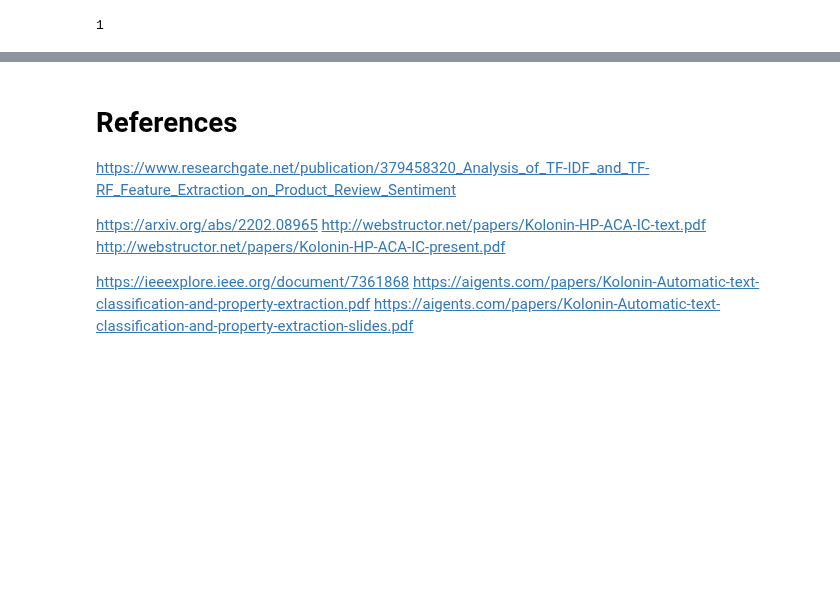
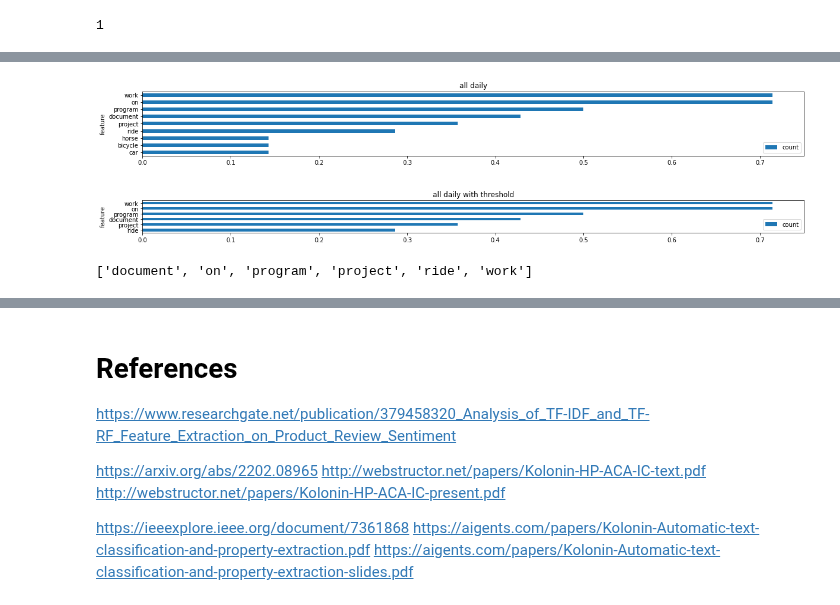
Before and after one commit to aigents/pygents, a Jupyter notebook: notebooks/nlp/sentiment/pattern_learn_test.ipynb, the cells around one changed output, grey strips where cells are left out. Cells and saved outputs as stored; diff of their text form; code cells hidden in the pictures; blank space fills up the shorter version.

```diff
--- a/notebooks/nlp/sentiment/pattern_learn_test.ipynb
+++ b/notebooks/nlp/sentiment/pattern_learn_test.ipynb
@@ -139,0 +192,15 @@ x[('a')]
+# %%
+def count_daily(test,threshold = 0):
+    res_list = []
+    for t in test:
+        daily_dic = {}
+        for text in t[1]:
+            toks = tokenize_re(text)
+            for tok in toks:
+                dictcount(daily_dic,tok)
+        d = {word: daily_dic[word] / all_dic[word] for word in daily_dic}
+        d = {word: d[word] for word in d if d[word] > threshold}
+        res_list.append((t[0],d))
+    return res_list
+
+count_daily(dated_test)
@@ -139,0 +300,11 @@ x[('a')]
+# %%
+daily_words = count_daily(dated_test,0.09)
+
+daily_features = {}
+for d in daily_words:
+    for w in d[1]:
+        dictcount(daily_features,w)
+
+daily_features = {feature: daily_features[feature]/len(daily_words) for feature in daily_features}
+
+daily_features
@@ -139,0 +321,14 @@ x[('a')]
+# %%
+plot_dict(daily_features,
+          "feature","count","all daily")
+
+plot_dict({feature: daily_features[feature] for feature in daily_features if daily_features[feature] > 0.2},
+          "feature","count","all daily with threshold")
+# %% [output]
+[figure, added]
+[figure, added]
+# %%
+feature_topics = sorted(list({feature: daily_features[feature] for feature in daily_features if daily_features[feature] > 0.2}))
+feature_topics
+# %% [output]
+['document', 'on', 'program', 'project', 'ride', 'work']
```
Also changed, not shown: parts of 11 cells of this notebook.
